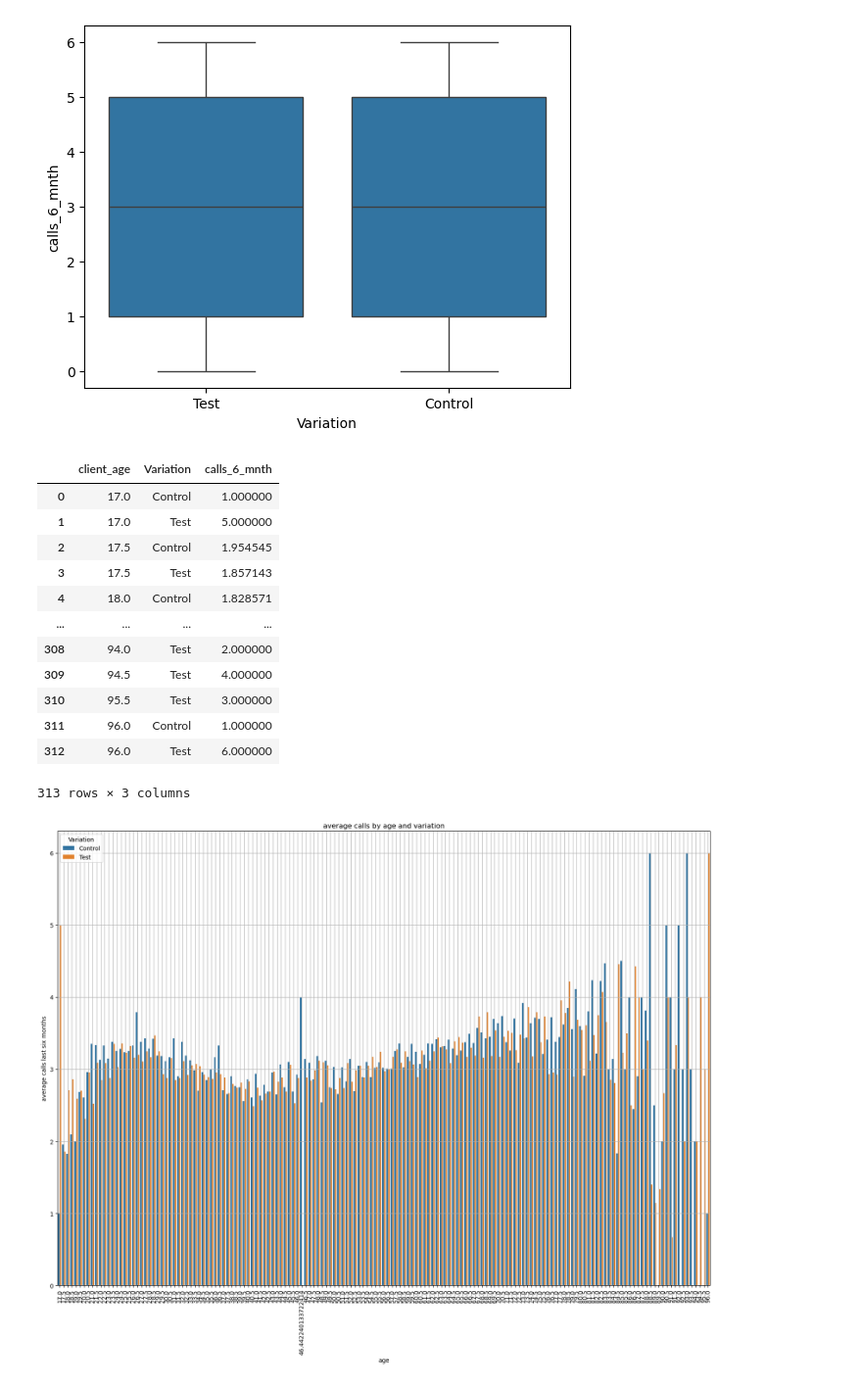
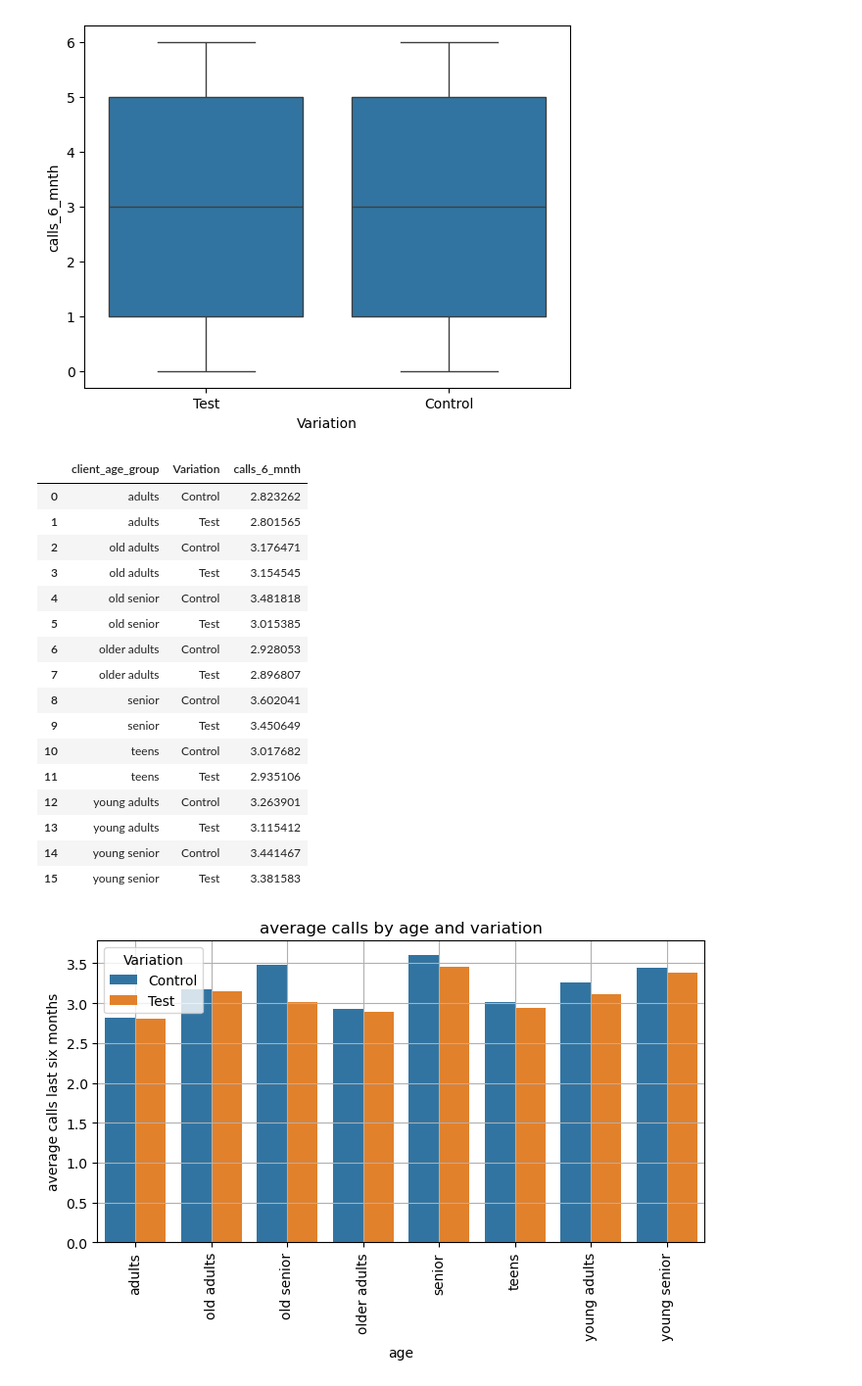
Before and after one commit to BigKawa/LinhSandraNeu, a Jupyter notebook: Datasets.ipynb, the cells around one changed output. Shown: that part at 98% size. Drawn from its saved outputs; the diff is of its cells as text; code cells hidden in the pictures.

```diff
--- a/Datasets.ipynb
+++ b/Datasets.ipynb
@@ -195,32 +200,36 @@ sns.boxplot(x='Variation', y='calls_6_mnth', data=df_client_joined_cleaned)
 # %%
 # age
 
-average_calls_by_age_variation = df_client_joined_cleaned.groupby(['client_age', 'Variation'])['calls_6_mnth'].mean().reset_index()
+average_calls_by_age_variation = df_client_joined_cleaned.groupby(['client_age_group', 'Variation'])['calls_6_mnth'].mean().reset_index()
 # %%
 average_calls_by_age_variation
 # %% [output]
-|  | client_age | Variation | calls_6_mnth |
-| 0 | 17.0 | Control | 1.000000 |
-| 1 | 17.0 | Test | 5.000000 |
-| 2 | 17.5 | Control | 1.954545 |
-| 3 | 17.5 | Test | 1.857143 |
-| 4 | 18.0 | Control | 1.828571 |
-| ... | ... | ... | ... |
-| 308 | 94.0 | Test | 2.000000 |
-| 309 | 94.5 | Test | 4.000000 |
-| 310 | 95.5 | Test | 3.000000 |
-| 311 | 96.0 | Control | 1.000000 |
-| 312 | 96.0 | Test | 6.000000 |
+|  | client_age_group | Variation | calls_6_mnth |
+| 0 | adults | Control | 2.823262 |
+| 1 | adults | Test | 2.801565 |
+| 2 | old adults | Control | 3.176471 |
+| 3 | old adults | Test | 3.154545 |
+| 4 | old senior | Control | 3.481818 |
+| 5 | old senior | Test | 3.015385 |
+| 6 | older adults | Control | 2.928053 |
+| 7 | older adults | Test | 2.896807 |
+| 8 | senior | Control | 3.602041 |
+| 9 | senior | Test | 3.450649 |
+| 10 | teens | Control | 3.017682 |
+| 11 | teens | Test | 2.935106 |
+| 12 | young adults | Control | 3.263901 |
+| 13 | young adults | Test | 3.115412 |
+| 14 | young senior | Control | 3.441467 |
+| 15 | young senior | Test | 3.381583 |
-313 rows × 3 columns
 # %%
-plt.figure(figsize=(20, 14))
-sns.barplot(x='client_age', y='calls_6_mnth', hue='Variation', data=average_calls_by_age_variation)
+plt.figure(figsize=(8, 4))
+sns.barplot(x='client_age_group', y='calls_6_mnth', hue='Variation', data=average_calls_by_age_variation)
 plt.title('average calls by age and variation')
 plt.xlabel('age')
 plt.ylabel('average calls last six months')
 plt.legend(title='Variation')
 plt.grid(True)
 plt.xticks(rotation= 90)
 plt.show()
 # %% [output]
-[figure, old version]
+[figure, new version]
```
Also changed, not shown: parts of 19 cells of this notebook, 1 other file.
